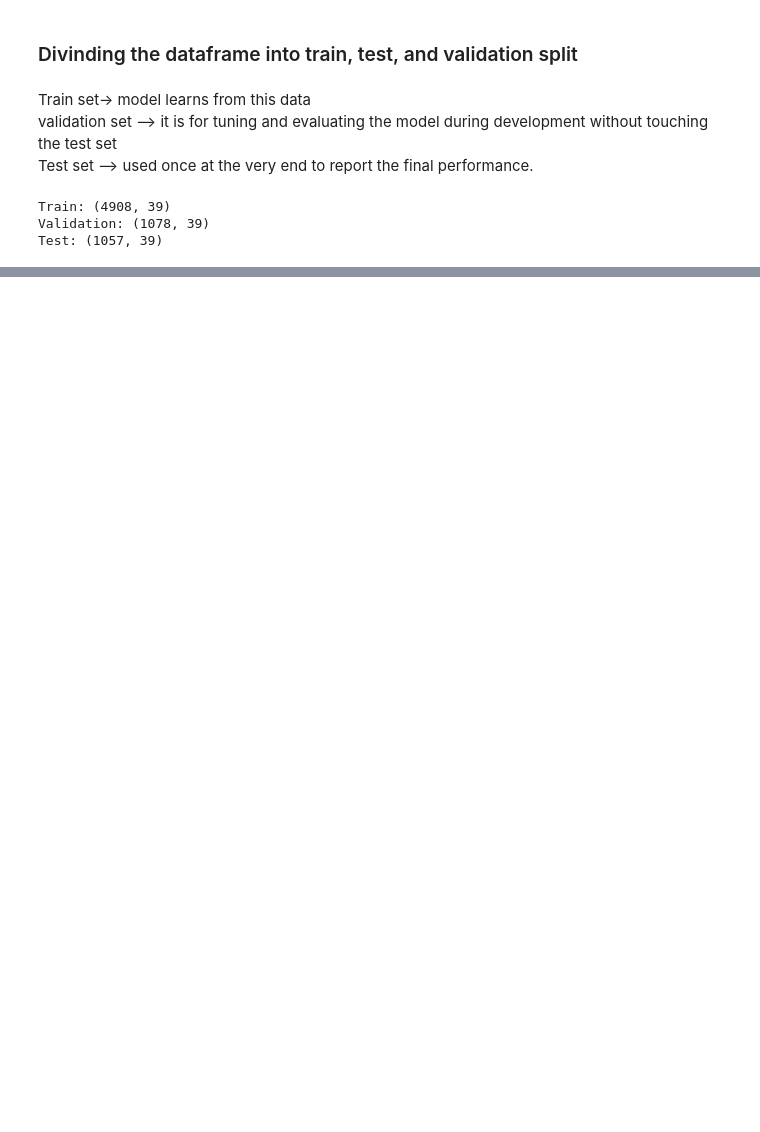
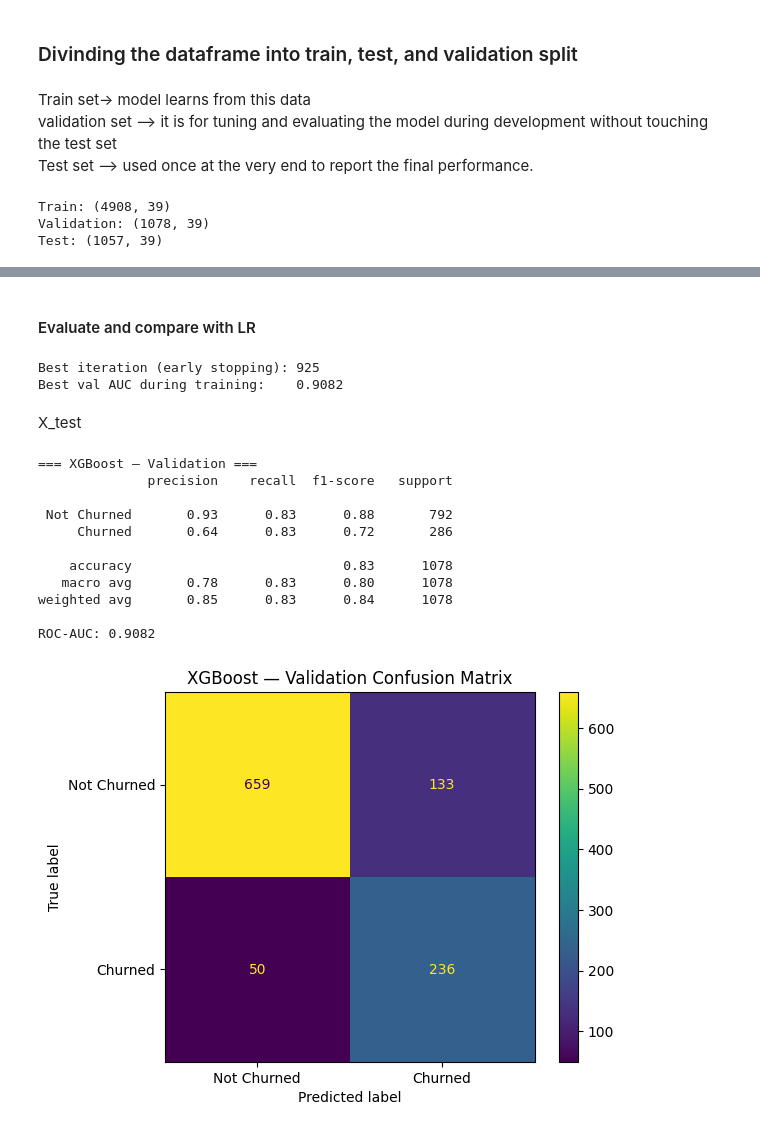
Before and after one commit to Mridul-dhungana/Telco-Customer-Churn-Analysis, a Jupyter notebook: telco.ipynb, the cells around one changed output, grey strips where cells are left out. Cells and saved outputs as stored; diff of their text form; code cells hidden in the pictures; blank space fills up the shorter version.

```diff
--- a/telco.ipynb
+++ b/telco.ipynb
@@ -901,0 +1161,63 @@ Test: (1057, 39)
+# %% [markdown]
+#### Evaluate and compare with LR
+# %%
+# GridSearchCV found the best hyperparameters but used a fixed number of trees.
+# Here we retrain using those best params, but instead of a fixed tree count
+# we let early stopping decide when to stop — giving a more optimal model.
+
+# Take the best params found by GridSearchCV
+# Pop n_estimators out because we override it with 2000 (a high ceiling)
+
+best_params = search.best_params_.copy()
+n_est = best_params.pop('n_estimators')  #  we override with 2000 + early stopping
+
+
+best_xgb = XGBClassifier(
+    objective='binary:logistic',            #binary classification problem
+    eval_metric='auc',                      # monitors AUC on the validation set during training
+    scale_pos_weight=(Y_train == 0).sum() / (Y_train == 1).sum(),   #handles class imbalance
+    early_stopping_rounds=100,              #stops if val doen't improve after 100 consecutive rounds
+    n_estimators=2000,                      #human celing- early stopping will cut this short
+    random_state=42,                        #reproducibility
+    **best_params,                          #unpack remainijng best params from GridSearch CV
+)
+
+best_xgb.fit(
+    X_train, Y_train,
+    eval_set=[(X_val, Y_val)],              #validation set is monitored after every round
+    verbose=False,                          # supress per round output , we only care about the final output
+)
+
+print(f"Best iteration (early stopping): {best_xgb.best_iteration}")
+print(f"Best val AUC during training:    {best_xgb.best_score:.4f}")
+# %% [output]
+Best iteration (early stopping): 925
+Best val AUC during training:    0.9082
+# %% [markdown]
+X_test
+# %%
+
+Y_val_pred_xgb = best_xgb.predict(X_val)
+Y_val_prob_xgb = best_xgb.predict_proba(X_val)[:, 1]
+
+print("=== XGBoost — Validation ===")
+print(classification_report(Y_val, Y_val_pred_xgb, target_names=['Not Churned', 'Churned']))
+print(f"ROC-AUC: {roc_auc_score(Y_val, Y_val_prob_xgb):.4f}")
+
+ConfusionMatrixDisplay(confusion_matrix(Y_val, Y_val_pred_xgb),
+                    display_labels=['Not Churned', 'Churned']).plot()
+plt.title("XGBoost — Validation Confusion Matrix")
+plt.show()
+# %% [output]
+=== XGBoost — Validation ===
+              precision    recall  f1-score   support
+
+ Not Churned       0.93      0.83      0.88       792
+     Churned       0.64      0.83      0.72       286
+
+    accuracy                           0.83      1078
+   macro avg       0.78      0.83      0.80      1078
+weighted avg       0.85      0.83      0.84      1078
+
+ROC-AUC: 0.9082
+[figure, added]
```
Also changed, not shown: parts of 67 cells of this notebook, 1 other file.
